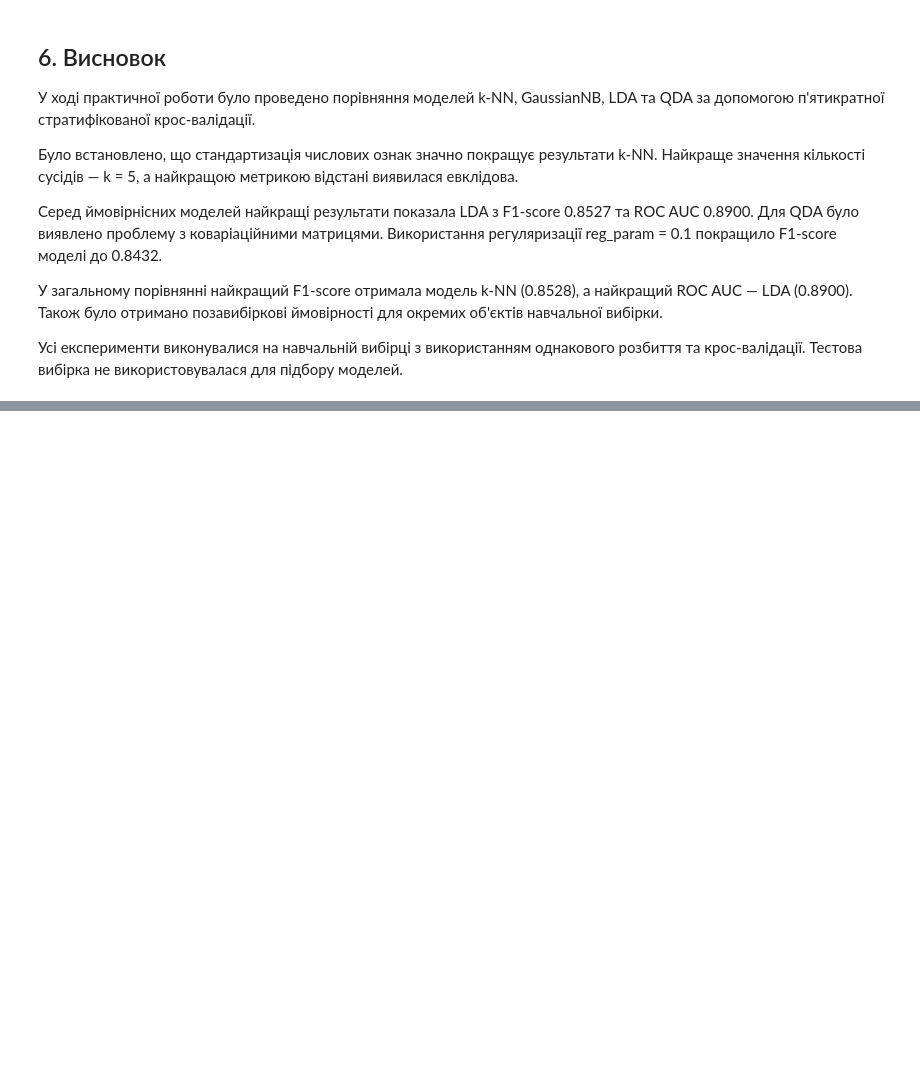
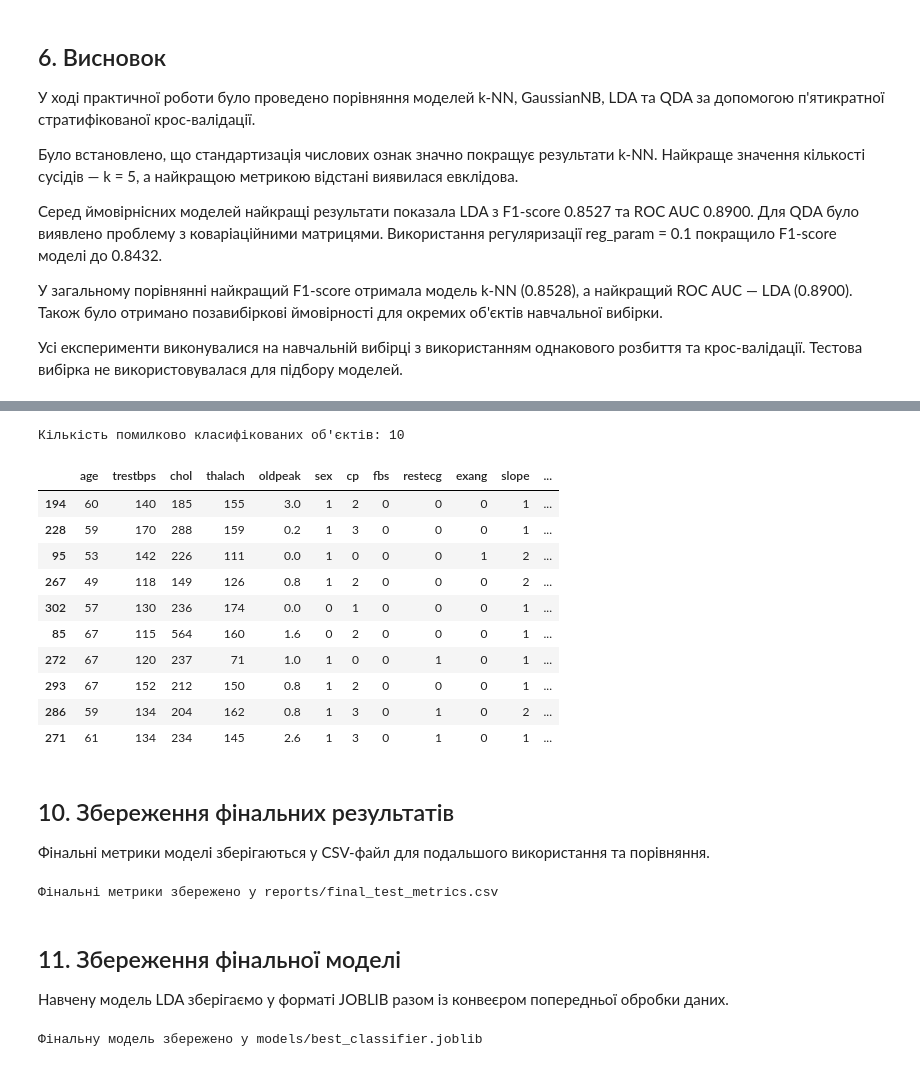
Before and after one commit to Oleksandr-123/practice-1, a Jupyter notebook: classification-mini-project/notebooks/PR04_Maslak_Oleksandr.ipynb, the cells around one changed output, grey strips where cells are left out. Saved outputs shown, nothing was run; the diff lists cells and outputs as text; code cells hidden in the pictures; blank space fills up the shorter version.

```diff
--- a/classification-mini-project/notebooks/PR04_Maslak_Oleksandr.ipynb
+++ b/classification-mini-project/notebooks/PR04_Maslak_Oleksandr.ipynb
@@ -837,0 +1406,56 @@ display(comparison_results_df.round(4))
+# %%
+misclassified = X_test.copy()
+
+misclassified["Фактичний клас"] = y_test
+misclassified["Прогноз моделі"] = test_predictions
+misclassified["Ймовірність класу 1"] = test_probabilities
+
+misclassified = misclassified[
+    misclassified["Фактичний клас"] != misclassified["Прогноз моделі"]
+]
+
+print("Кількість помилково класифікованих об'єктів:", len(misclassified))
+from IPython.display import display as show_table
+show_table(misclassified)
+# %% [output]
+Кількість помилково класифікованих об'єктів: 10
+|  | age | trestbps | chol | thalach | oldpeak | sex | cp | fbs | restecg | exang | slope | ... |
+| 194 | 60 | 140 | 185 | 155 | 3.0 | 1 | 2 | 0 | 0 | 0 | 1 | ... |
+| 228 | 59 | 170 | 288 | 159 | 0.2 | 1 | 3 | 0 | 0 | 0 | 1 | ... |
+| 95 | 53 | 142 | 226 | 111 | 0.0 | 1 | 0 | 0 | 0 | 1 | 2 | ... |
+| 267 | 49 | 118 | 149 | 126 | 0.8 | 1 | 2 | 0 | 0 | 0 | 2 | ... |
+| 302 | 57 | 130 | 236 | 174 | 0.0 | 0 | 1 | 0 | 0 | 0 | 1 | ... |
+| 85 | 67 | 115 | 564 | 160 | 1.6 | 0 | 2 | 0 | 0 | 0 | 1 | ... |
+| 272 | 67 | 120 | 237 | 71 | 1.0 | 1 | 0 | 0 | 1 | 0 | 1 | ... |
+| 293 | 67 | 152 | 212 | 150 | 0.8 | 1 | 2 | 0 | 0 | 0 | 1 | ... |
+| 286 | 59 | 134 | 204 | 162 | 0.8 | 1 | 3 | 0 | 1 | 0 | 2 | ... |
+| 271 | 61 | 134 | 234 | 145 | 2.6 | 1 | 3 | 0 | 1 | 0 | 1 | ... |
+# %% [markdown]
+## 10. Збереження фінальних результатів
+
+Фінальні метрики моделі зберігаються у CSV-файл для подальшого використання та порівняння.
+# %%
+os.makedirs("reports", exist_ok=True)
+
+final_test_metrics.to_csv(
+    "reports/final_test_metrics.csv",
+    index=False
+)
+
+print("Фінальні метрики збережено у reports/final_test_metrics.csv")
+# %% [output]
+Фінальні метрики збережено у reports/final_test_metrics.csv
+# %% [markdown]
+## 11. Збереження фінальної моделі
+
+Навчену модель LDA зберігаємо у форматі JOBLIB разом із конвеєром попередньої обробки даних.
+# %%
+import joblib
+
+os.makedirs("models", exist_ok=True)
+
+joblib.dump(final_model, "models/best_classifier.joblib")
+
+print("Фінальну модель збережено у models/best_classifier.joblib")
+# %% [output]
+Фінальну модель збережено у models/best_classifier.joblib
```
Also changed, not shown: parts of 34 cells of this notebook.
